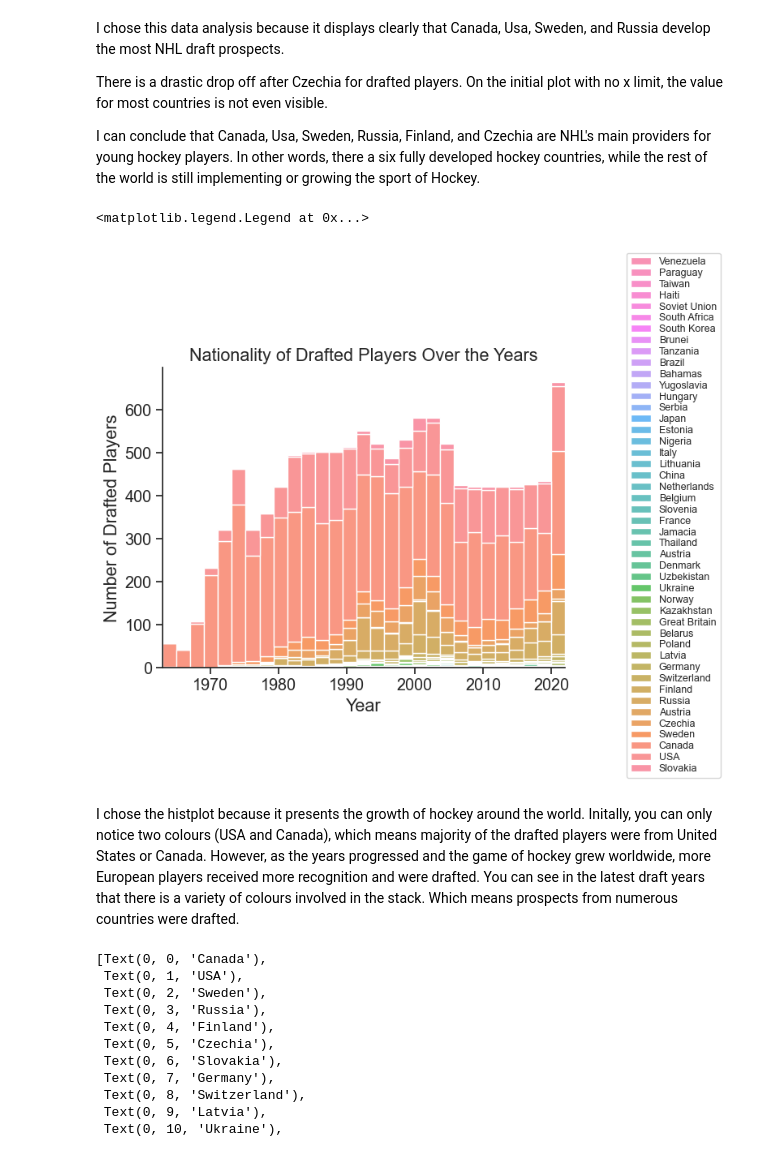
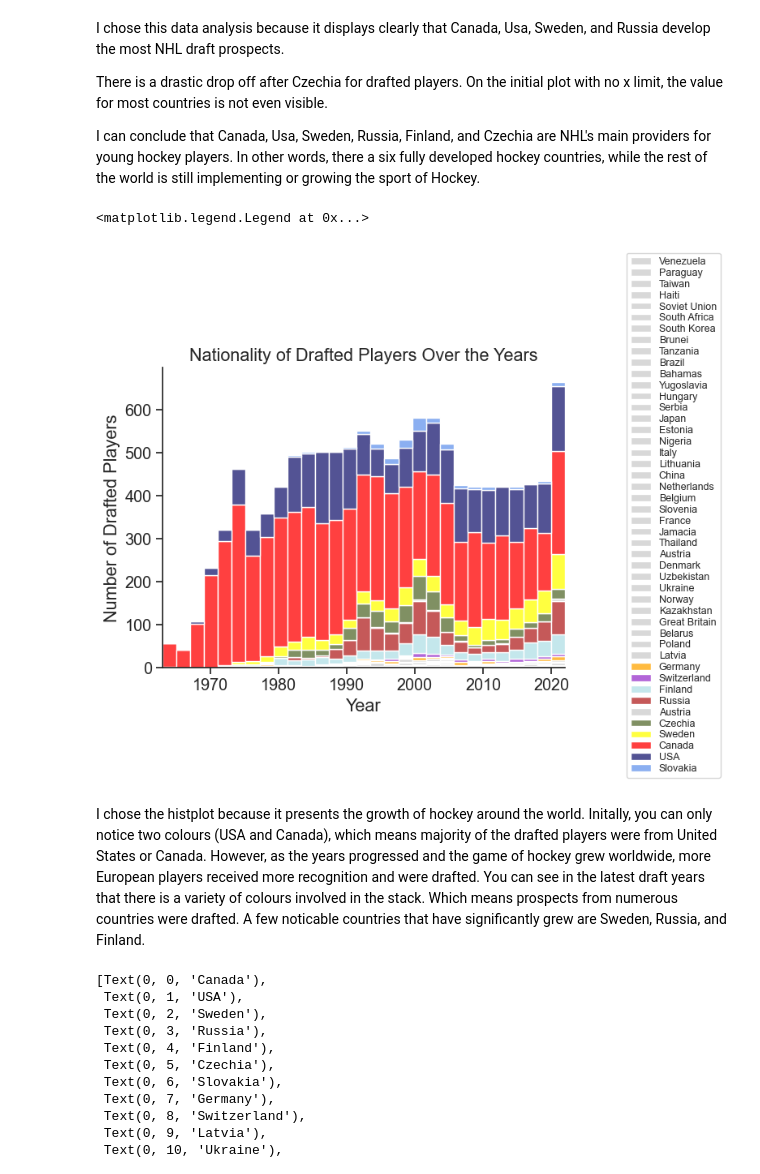
Before and after one commit to ubco-W2022T2-data301/project-group-group31, a Jupyter notebook: analysis/analysis2.ipynb, the cells around one changed output. Drawn from its saved outputs; the diff is of its cells as text; code cells hidden in the pictures.

```diff
--- a/analysis/analysis2.ipynb
+++ b/analysis/analysis2.ipynb
@@ -115,18 +123,32 @@ There is a drastic drop off after Czechia for drafted players. On the initial pl
 
 I can conclude that Canada, Usa, Sweden, Russia, Finland, and Czechia are NHL's main providers for young hockey players. In other words, there a six fully developed hockey countries, while the rest of the world is still implementing or growing the sport of Hockey.
 # %%
-sns.histplot(df, x='Draft Year', hue='Nationality', multiple='stack', legend=False).set(xlim=(1963, 2022), xlabel="Year",ylabel="Number of Drafted Players", title="Nationality of Drafted Players Over the Years")
+cols = []
+for i in range(46):
+    cols.append((0.8, 0.8, 0.8))
+
+cols[9] = 'Orange'
+cols[8] = 'Darkorchid'
+cols[7] = 'Powderblue'
+cols[6] = 'Firebrick'
+cols[4] = 'Darkolivegreen'
+cols[3] = 'Yellow'
+cols[2] = 'Red'
+cols[1] = 'Midnightblue'
+cols[0] = 'Cornflowerblue'
+
+sns.histplot(df, x='Draft Year', hue='Country', multiple='stack', legend=False, palette=cols).set(xlim=(1963, 2022), xlabel="Year",ylabel="Number of Drafted Players", title="Nationality of Drafted Players Over the Years")
 plt.legend(['Venezuela', 'Paraguay', 'Taiwan', 'Haiti', 'Soviet Union', 'South Africa', 'South Korea', 'Brunei', 'Tanzania', 'Brazil',
 'Bahamas', 'Yugoslavia', 'Hungary', 'Serbia', 'Japan', 'Estonia', 'Nigeria', 'Italy', 'Lithuania', 'China',
 'Netherlands', 'Belgium', 'Slovenia', 'France', 'Jamacia', 'Thailand', 'Austria', 'Denmark', 'Uzbekistan', 'Ukraine',
 'Norway', 'Kazakhstan', 'Great Britain', 'Belarus', 'Poland', 'Latvia', 'Germany', 'Switzerland', 'Finland', 'Russia',
 'Austria', 'Czechia', 'Sweden', 'Canada', 'USA', 'Slovakia'],loc='upper right', bbox_to_anchor=(1.4, 1.4), fontsize='xx-small', labelspacing=0.15)
 # %% [output]
 <matplotlib.legend.Legend at 0x...>
-[figure, old version]
+[figure, new version]
 # %% [markdown]
 I chose the histplot because it presents the growth of hockey around the world.
-Initally, you can only notice two colours (USA and Canada), which means majority of the drafted players were from United States or Canada. However, as the years progressed and the game of hockey grew worldwide, more European players received more recognition and were drafted. You can see in the latest draft years that there is a variety of colours involved in the stack. Which means prospects from numerous countries were drafted.
+Initally, you can only notice two colours (USA and Canada), which means majority of the drafted players were from United States or Canada. However, as the years progressed and the game of hockey grew worldwide, more European players received more recognition and were drafted. You can see in the latest draft years that there is a variety of colours involved in the stack. Which means prospects from numerous countries were drafted. A few noticable countries that have significantly grew are Sweden, Russia, and Finland.
 # %%
 countries3 = {'CA': 'Canada','US': 'USA', 'SE': 'Sweden','RU': 'Russia', 'FI': 'Finland','CZ': 'Czechia','SK': 'Slovakia',
 'DE': 'Germany','CH': 'Switzerland', 'LV': 'Latvia', 'UA': 'Ukraine', 'BY': 'Belarus', 'DK': 'Denmark', 'KZ': 'Kazakhstan',
```
Also changed, not shown: parts of 5 cells of this notebook, 3 other files.
